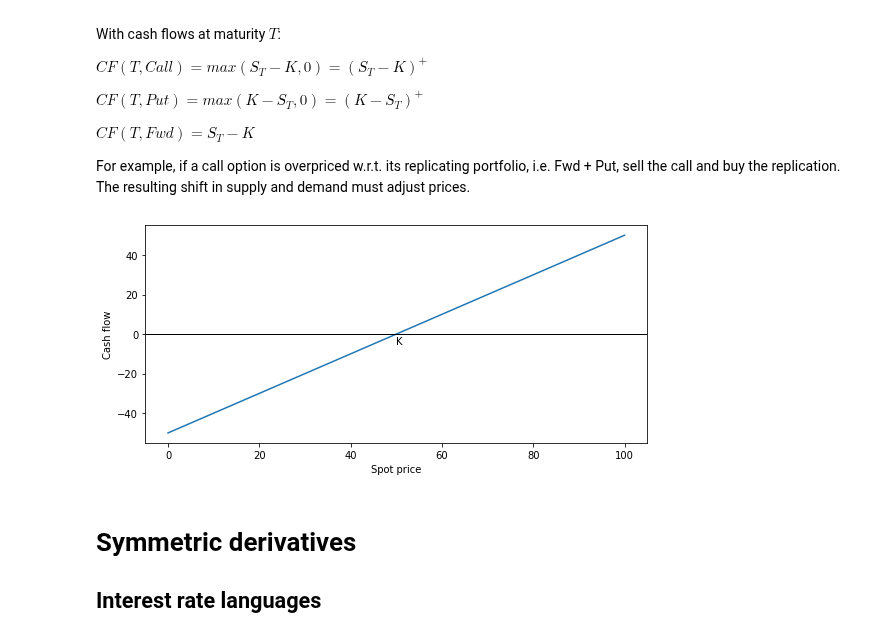
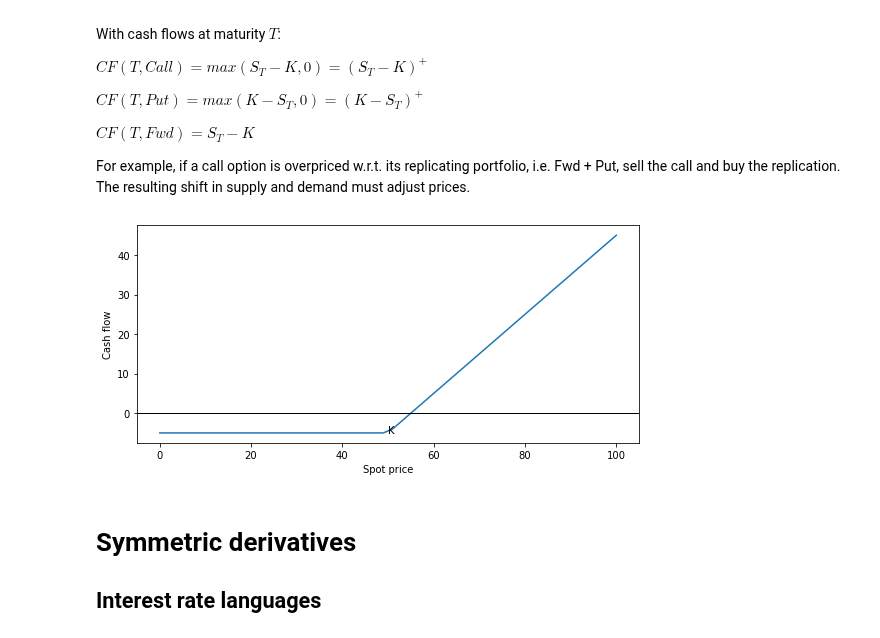
Before and after one commit to carol419/Derivatives, a Jupyter notebook: derivatives.ipynb, the cells around one changed output. Saved outputs shown, nothing was run; the diff lists cells and outputs as text; code cells hidden in the pictures.

```diff
--- a/derivatives.ipynb
+++ b/derivatives.ipynb
@@ -28,26 +28,26 @@ For example, if a call option is overpriced w.r.t. its replicating portfolio, i.
 # %%
 """Spot price vs cash flow (put-call parity)
 """
 import numpy as np
 import matplotlib.pyplot as plt
 
 # see workbook task 4 ff.
 S_T = np.linspace(0,100)
 K = 50
 
 # portfolio
-CF_T = np.maximum(S_T - K, 0) - np.maximum(K-S_T,0)
+CF_T = np.maximum(S_T - K, 0) - 5
 
 # the rest is plotting
 plt.figure('PCP', figsize=(9,4))
 plt.plot(S_T, CF_T)
 plt.axhline(y=0, linewidth=1, color="black")
 plt.xlabel("Spot price")
 plt.ylabel("Cash flow")
 plt.annotate("K", (K,-5))
 plt.show()
 # %% [output]
-[figure, old version]
+[figure, new version]
 # %% [markdown]
 <a id='SymmetricDerivatives'></a>
 # Symmetric derivatives
```
Also changed, not shown: parts of 11 cells of this notebook, 1 other file.
